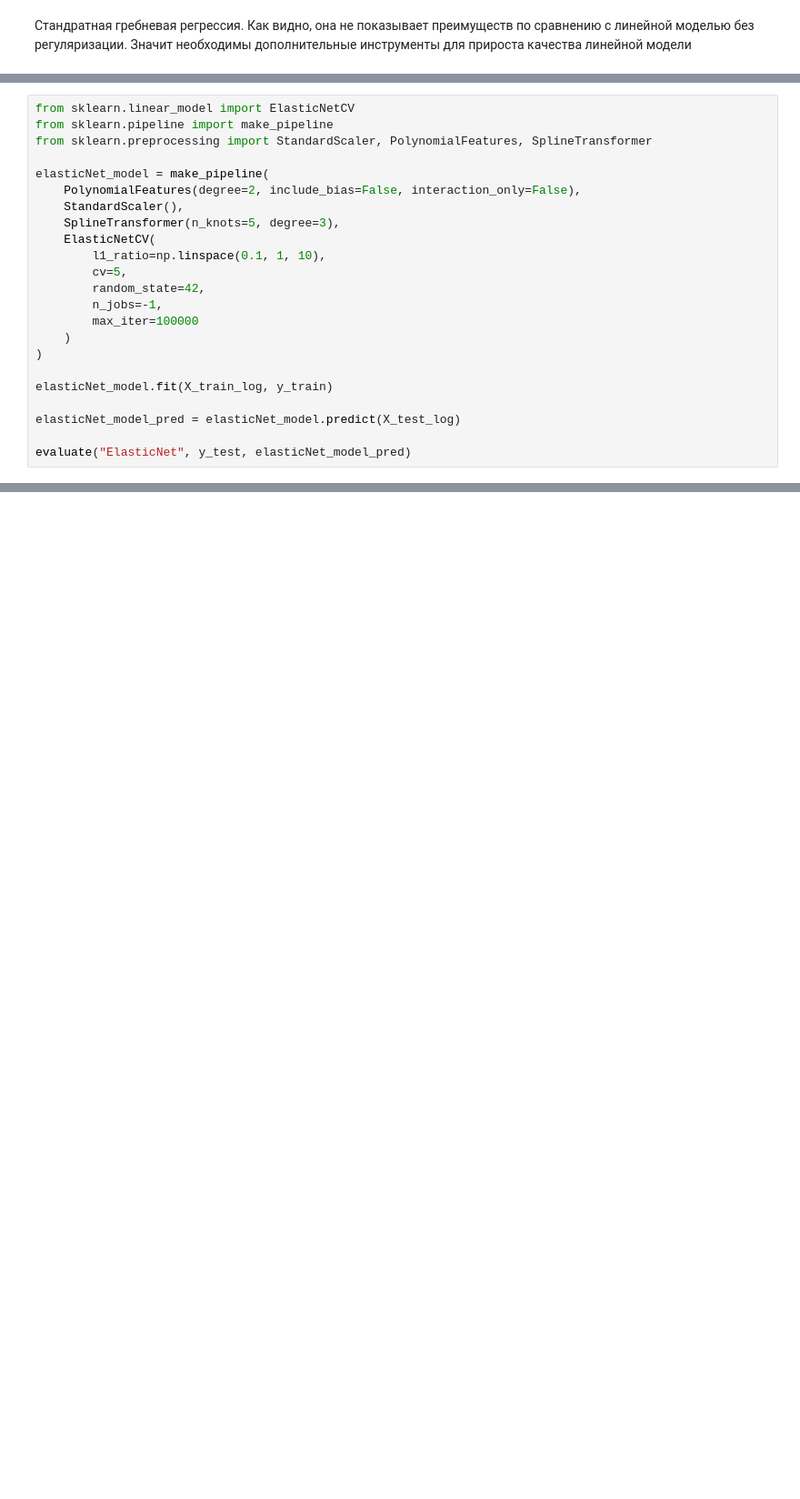
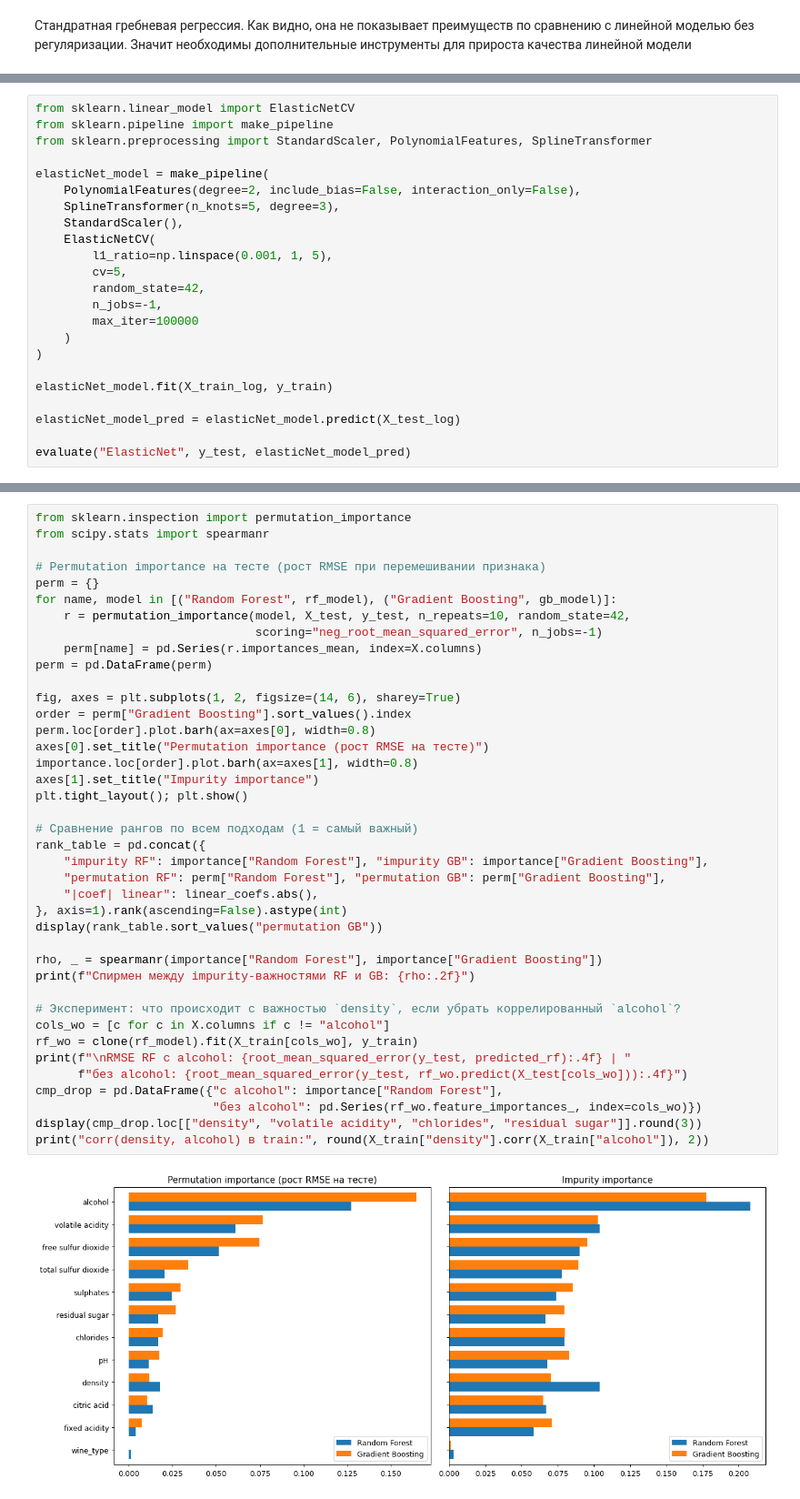
Before and after one commit to dalginichev1/ml_course_mai, a Jupyter notebook: regression/lab1.ipynb, the cells around one changed output, grey strips where cells are left out. Shown at 91% size. Cells and saved outputs as stored; diff of their text form; blank space fills up the shorter version.

```diff
--- a/regression/lab1.ipynb
+++ b/regression/lab1.ipynb
@@ -168,10 +414,10 @@ from sklearn.preprocessing import StandardScaler, PolynomialFeatures, SplineTran
 
 elasticNet_model = make_pipeline(
     PolynomialFeatures(degree=2, include_bias=False, interaction_only=False),
+    SplineTransformer(n_knots=5, degree=3),
     StandardScaler(),
-    SplineTransformer(n_knots=5, degree=3),
     ElasticNetCV(
-        l1_ratio=np.linspace(0.1, 1, 10),
+        l1_ratio=np.linspace(0.001, 1, 5),
         cv=5,
         random_state=42,
         n_jobs=-1,
@@ -346,0 +675,42 @@ plt.show()
+# %%
+from sklearn.inspection import permutation_importance
+from scipy.stats import spearmanr
+
+# Permutation importance на тесте (рост RMSE при перемешивании признака)
+perm = {}
+for name, model in [("Random Forest", rf_model), ("Gradient Boosting", gb_model)]:
+    r = permutation_importance(model, X_test, y_test, n_repeats=10, random_state=42,
+                               scoring="neg_root_mean_squared_error", n_jobs=-1)
+    perm[name] = pd.Series(r.importances_mean, index=X.columns)
+perm = pd.DataFrame(perm)
+
+fig, axes = plt.subplots(1, 2, figsize=(14, 6), sharey=True)
+order = perm["Gradient Boosting"].sort_values().index
+perm.loc[order].plot.barh(ax=axes[0], width=0.8)
+axes[0].set_title("Permutation importance (рост RMSE на тесте)")
+importance.loc[order].plot.barh(ax=axes[1], width=0.8)
+axes[1].set_title("Impurity importance")
+plt.tight_layout(); plt.show()
+
+# Сравнение рангов по всем подходам (1 = самый важный)
+rank_table = pd.concat({
+    "impurity RF": importance["Random Forest"], "impurity GB": importance["Gradient Boosting"],
+    "permutation RF": perm["Random Forest"], "permutation GB": perm["Gradient Boosting"],
+    "|coef| linear": linear_coefs.abs(),
+}, axis=1).rank(ascending=False).astype(int)
+display(rank_table.sort_values("permutation GB"))
+
+rho, _ = spearmanr(importance["Random Forest"], importance["Gradient Boosting"])
+print(f"Спирмен между impurity-важностями RF и GB: {rho:.2f}")
+
+# Эксперимент: что происходит с важностью `density`, если убрать коррелированный `alcohol`?
+cols_wo = [c for c in X.columns if c != "alcohol"]
+rf_wo = clone(rf_model).fit(X_train[cols_wo], y_train)
+print(f"\nRMSE RF с alcohol: {root_mean_squared_error(y_test, predicted_rf):.4f} | "
+      f"без alcohol: {root_mean_squared_error(y_test, rf_wo.predict(X_test[cols_wo])):.4f}")
+cmp_drop = pd.DataFrame({"с alcohol": importance["Random Forest"],
+                         "без alcohol": pd.Series(rf_wo.feature_importances_, index=cols_wo)})
+display(cmp_drop.loc[["density", "volatile acidity", "chlorides", "residual sugar"]].round(3))
+print("corr(density, alcohol) в train:", round(X_train["density"].corr(X_train["alcohol"]), 2))
+# %% [output]
+[figure, added]
```
Also changed, not shown: parts of 50 cells of this notebook.
